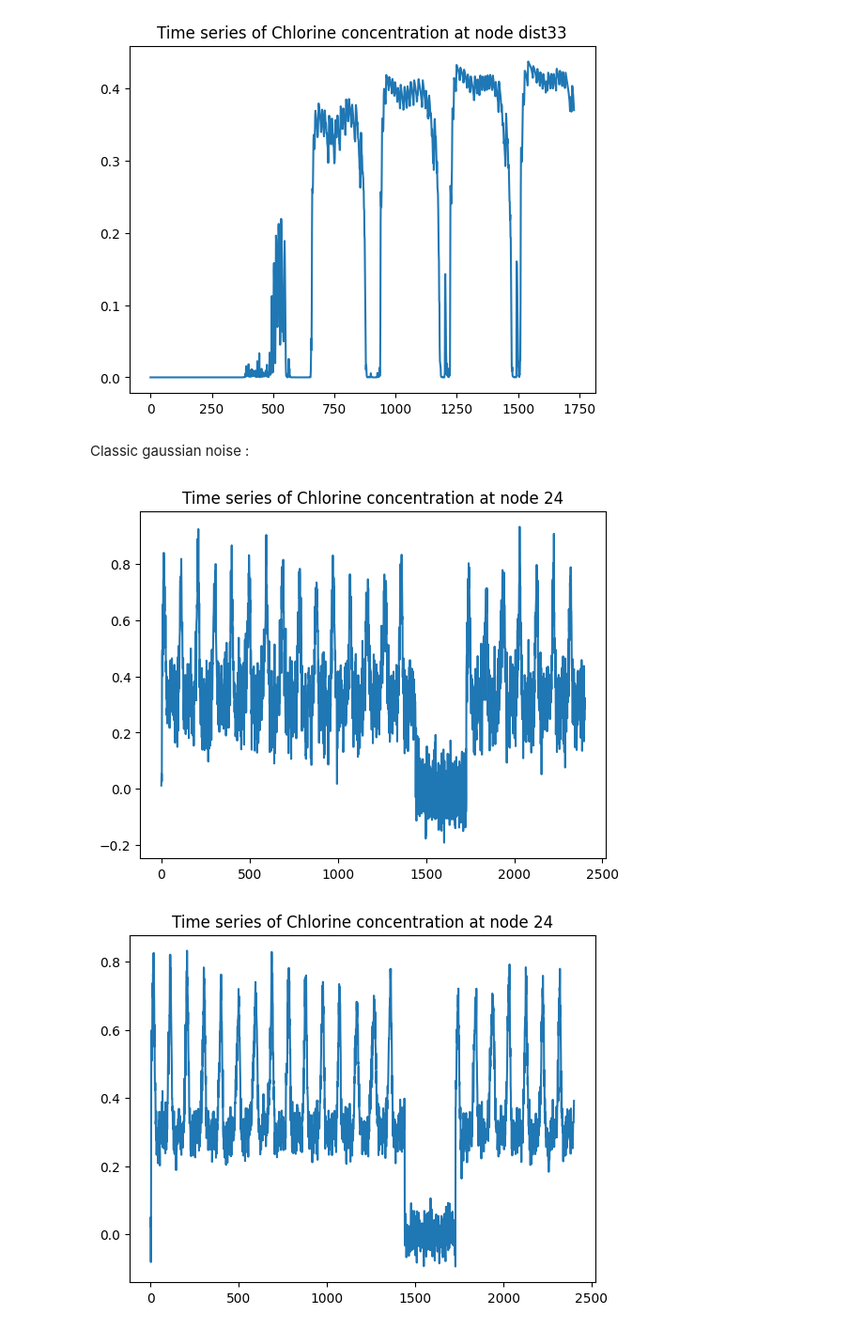
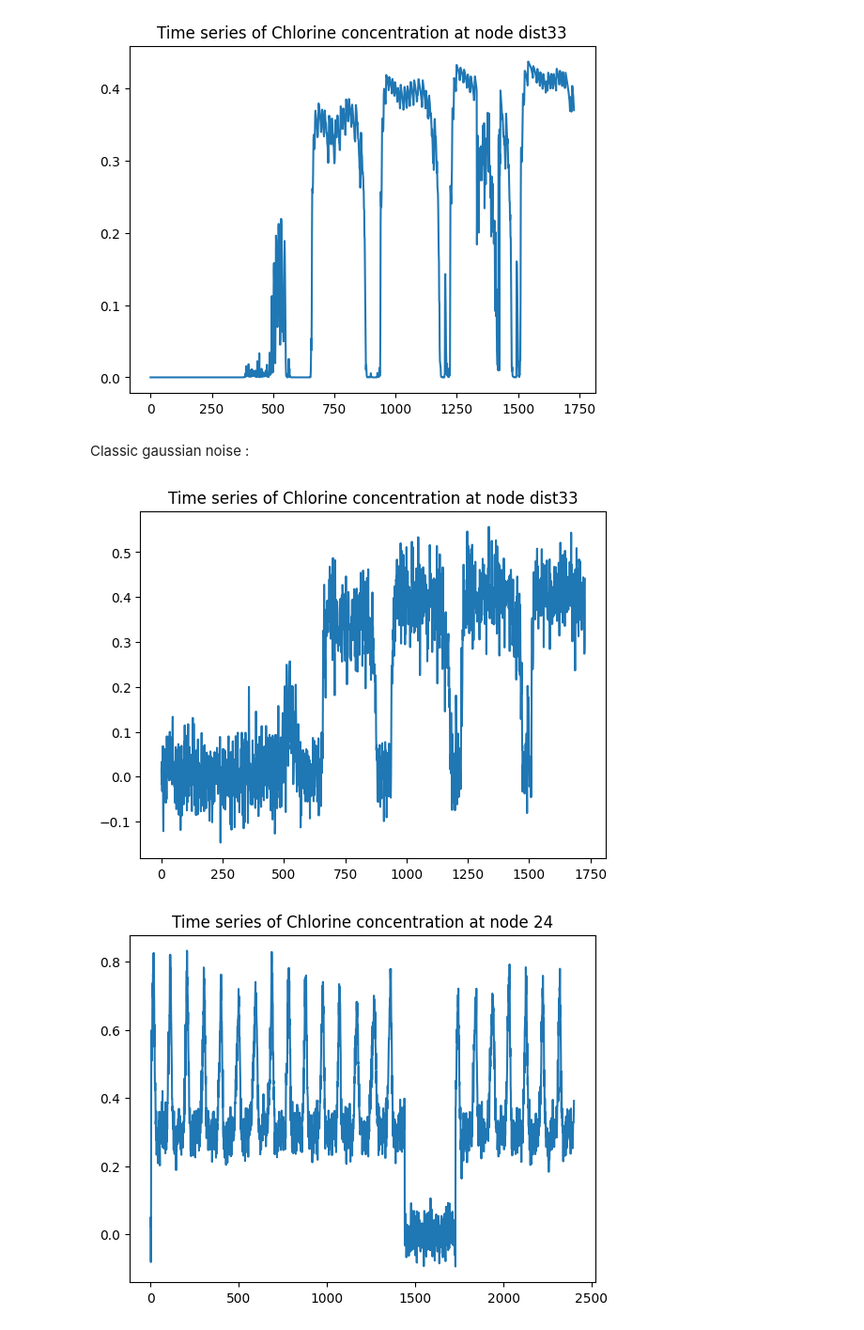
Before and after one commit to elineee/AI-for-Drinking-Water-Chlorination-Challenge-IJCAI-25, a Jupyter notebook: data/data_transformation.ipynb, the cells around one changed output. Shown at 94% size. Cells and saved outputs as stored; diff of their text form; code cells hidden in the pictures.

Commit message:
add noise for training CNN

```diff
--- a/data/data_transformation.ipynb
+++ b/data/data_transformation.ipynb
@@ -1,9 +1,9 @@
 # %%
 import pandas as pd
 
-df = pd.read_csv(".\\data_compet\\scada_data_clean.csv")
+df = pd.read_csv(".\\data_compet\\scada_data_conta_node_35.csv")
 
-node_id = "24"
+node_id = "dist33"
 column_name = f"bulk_species_node [MG] at Chlorine @ {node_id}"
 
 def plot_time_series(df, node):
@@ -15,27 +15,27 @@ def plot_time_series(df, node):
 
 plot_time_series(df, "dist33")
 # %% [output]
-[figure, old version]
+[figure, new version]
 # %% [markdown]
 Classic gaussian noise :
 # %%
 import numpy as np
 
 
 mu=0.0
-std = 0.08
+std = 0.05
 def gaussian_noise(x,mu,std):
     noise = np.random.normal(mu, std, size = x.shape)
     x_noisy = x + noise
     return x_noisy
 
 x_noisy = gaussian_noise(df[column_name].values, mu, std)
 df_copy = df.copy()
 df_copy[column_name] = x_noisy
 plot_time_series(df_copy, node_id)
-df_copy.to_csv(f".\\data_hanoi\\hanoi_scada_data_conta_node_{node_id}_gaussian_noise_3.csv", index=False)
+df_copy.to_csv(f".\\data_compet\\scada_data_clean_gaussian_noise_2.csv", index=False)
 # %% [output]
-[figure, old version]
+[figure, new version]
 # %%
 mu=0.0
 def gaussian_noise(x,mu):
```
Also changed, not shown: parts of 2 cells of this notebook, 3 other files.
